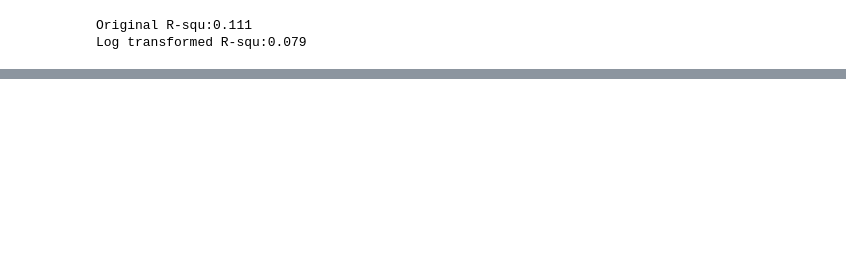
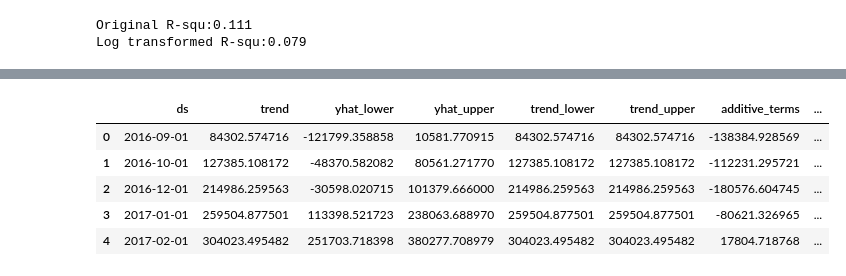
Before and after one commit to SaiShashankG/Olist_Brazilian, a Jupyter notebook: visualization.ipynb, the cells around one changed output, grey strips where cells are left out. Cells and saved outputs as stored; diff of their text form; code cells hidden in the pictures; blank space fills up the shorter version.

```diff
--- a/visualization.ipynb
+++ b/visualization.ipynb
@@ -324,0 +402,3 @@ Log transformed R-squ:0.079
+# %%
+df_forecast=df_forecast[df_forecast['ds']<'2018-09-01']
+print(f'Rows: {len(df_forecast)}')
@@ -324,0 +409,9 @@ Log transformed R-squ:0.079
+# %%
+model2=Prophet(
+    yearly_seasonality=True,
+    weekly_seasonality=False,
+    daily_seasonality=False,
+    seasonality_mode='multiplicative'
+)
+
+model2.fit(df_forecast)
@@ -324,0 +483,9 @@ Log transformed R-squ:0.079
+# %%
+model3=Prophet(
+    yearly_seasonality=True,
+    weekly_seasonality=False,
+    daily_seasonality=False,
+    seasonality_mode='additive'
+)
+
+model3.fit(df_forecast)
@@ -324,0 +496,3 @@ Log transformed R-squ:0.079
+# %%
+future3=model3.make_future_dataframe(periods=6, freq="MS")
+forecast3=model3.predict(future3)
@@ -324,0 +511,9 @@ Log transformed R-squ:0.079
+# %%
+forecast3.head()
+# %% [output]
+|  | ds | trend | yhat_lower | yhat_upper | trend_lower | trend_upper | additive_terms | ... |
+| 0 | 2016-09-01 | 84302.574716 | -121799.358858 | 10581.770915 | 84302.574716 | 84302.574716 | -138384.928569 | ... |
+| 1 | 2016-10-01 | 127385.108172 | -48370.582082 | 80561.271770 | 127385.108172 | 127385.108172 | -112231.295721 | ... |
+| 2 | 2016-12-01 | 214986.259563 | -30598.020715 | 101379.666000 | 214986.259563 | 214986.259563 | -180576.604745 | ... |
+| 3 | 2017-01-01 | 259504.877501 | 113398.521723 | 238063.688970 | 259504.877501 | 259504.877501 | -80621.326965 | ... |
+| 4 | 2017-02-01 | 304023.495482 | 251703.718398 | 380277.708979 | 304023.495482 | 304023.495482 | 17804.718768 | ... |
```
Also changed, not shown: parts of 63 cells of this notebook, 1 other file.
